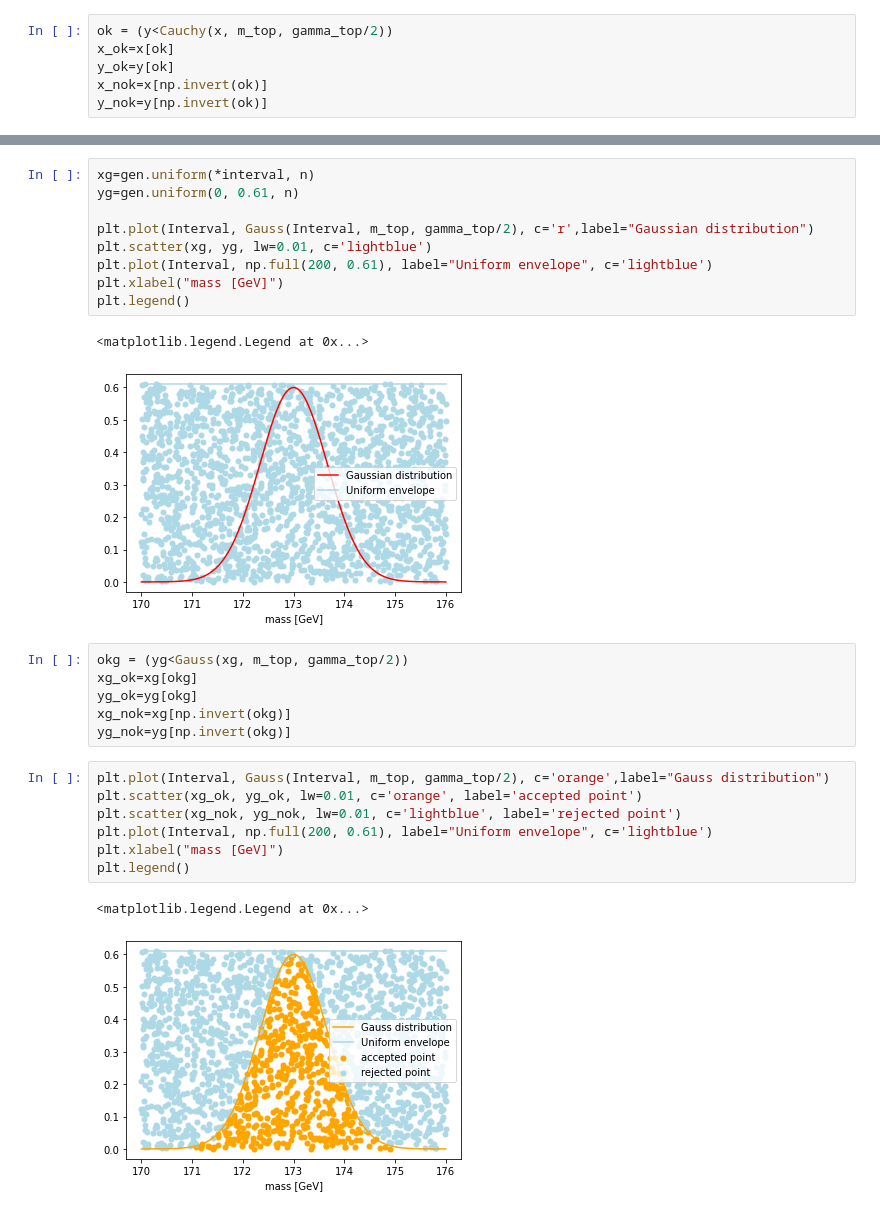
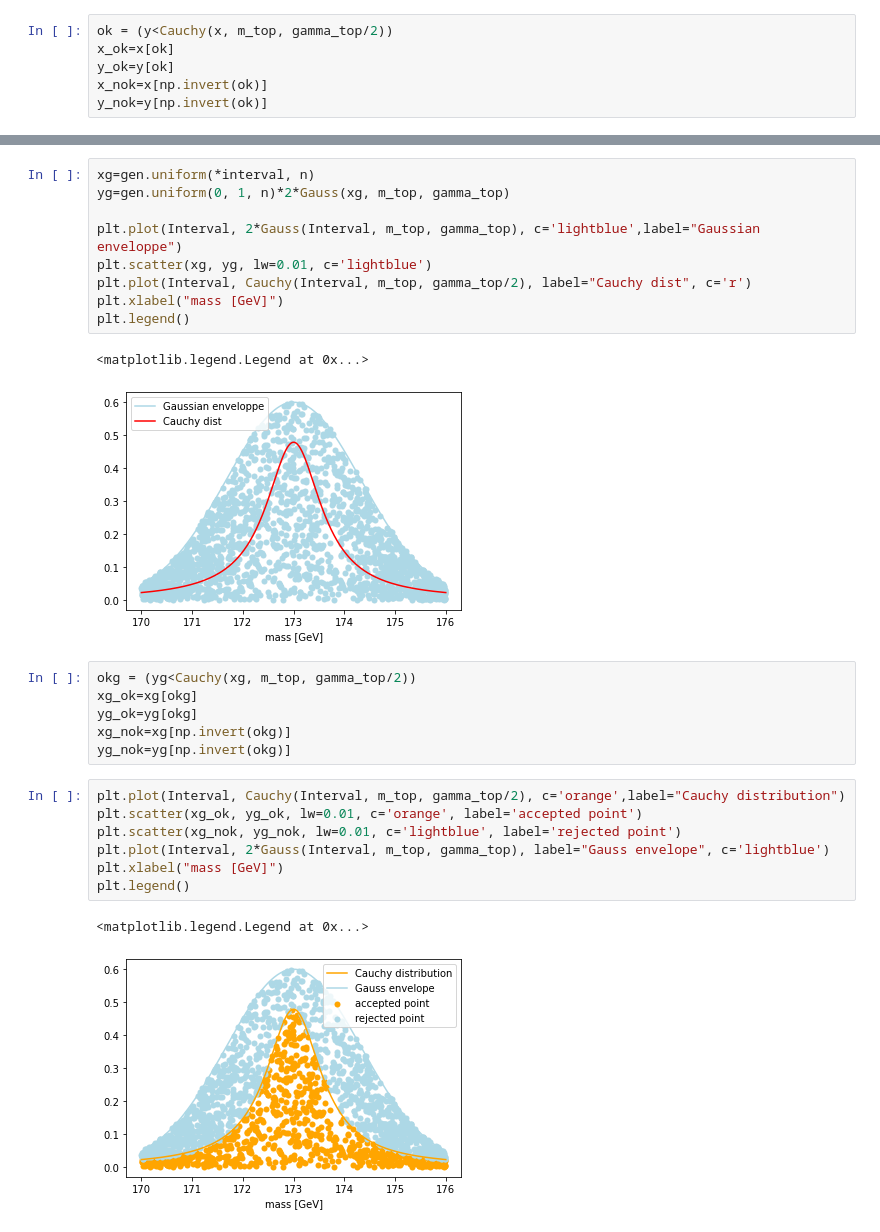
Before and after one commit to antoninvapa/M-thodStat, a Jupyter notebook: Sheet 3/sheet03.ipynb, the cells around one changed output, grey strips where cells are left out. Saved outputs shown, nothing was run; the diff lists cells and outputs as text.

```diff
--- a/Sheet 3/sheet03.ipynb
+++ b/Sheet 3/sheet03.ipynb
@@ -68,31 +62,31 @@ plt.legend()
 # %%
 xg=gen.uniform(*interval, n)
-yg=gen.uniform(0, 0.61, n)
+yg=gen.uniform(0, 1, n)*2*Gauss(xg, m_top, gamma_top)
 
-plt.plot(Interval, Gauss(Interval, m_top, gamma_top/2), c='r',label="Gaussian distribution")
+plt.plot(Interval, 2*Gauss(Interval, m_top, gamma_top), c='lightblue',label="Gaussian enveloppe")
 plt.scatter(xg, yg, lw=0.01, c='lightblue')
-plt.plot(Interval, np.full(200, 0.61), label="Uniform envelope", c='lightblue')
+plt.plot(Interval, Cauchy(Interval, m_top, gamma_top/2), label="Cauchy dist", c='r')
 plt.xlabel("mass [GeV]")
 plt.legend()
 # %% [output]
 <matplotlib.legend.Legend at 0x...>
-[figure, old version]
+[figure, new version]
 # %%
-okg = (yg<Gauss(xg, m_top, gamma_top/2))
+okg = (yg<Cauchy(xg, m_top, gamma_top/2))
 xg_ok=xg[okg]
 yg_ok=yg[okg]
 xg_nok=xg[np.invert(okg)]
 yg_nok=yg[np.invert(okg)]
 # %%
-plt.plot(Interval, Gauss(Interval, m_top, gamma_top/2), c='orange',label="Gauss distribution")
+plt.plot(Interval, Cauchy(Interval, m_top, gamma_top/2), c='orange',label="Cauchy distribution")
 plt.scatter(xg_ok, yg_ok, lw=0.01, c='orange', label='accepted point')
 plt.scatter(xg_nok, yg_nok, lw=0.01, c='lightblue', label='rejected point')
-plt.plot(Interval, np.full(200, 0.61), label="Uniform envelope", c='lightblue')
+plt.plot(Interval, 2*Gauss(Interval, m_top, gamma_top), label="Gauss envelope", c='lightblue')
 plt.xlabel("mass [GeV]")
 plt.legend()
 # %% [output]
 <matplotlib.legend.Legend at 0x...>
-[figure, old version]
+[figure, new version]
 # %%
 print("Acceptance rate: {}".format(len(xg_ok) / len(xg)))
 # %% [output]
```
Also changed, not shown: parts of 10 cells of this notebook.
